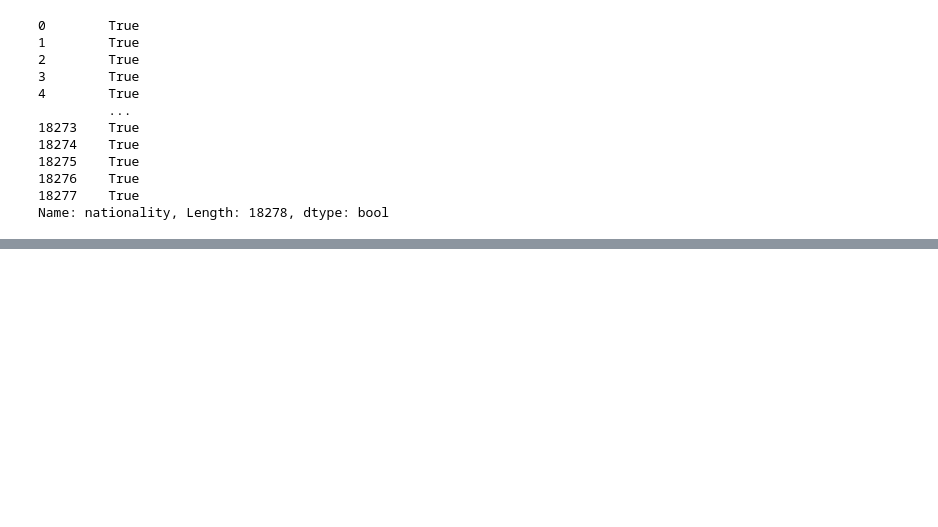
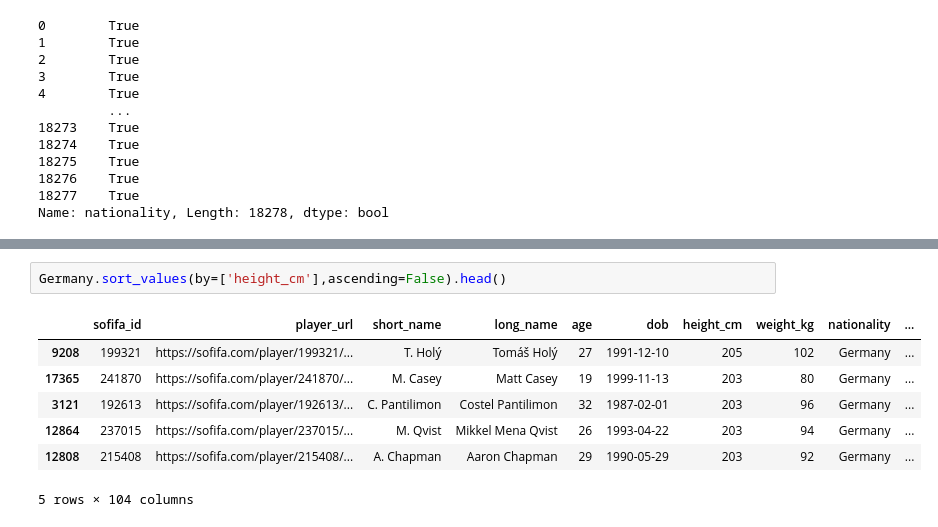
Before and after one commit to millywanderi/great-learning, a Jupyter notebook: Fifa.ipynb, the cells around one changed output, grey strips where cells are left out. Saved outputs shown, nothing was run; the diff lists cells and outputs as text; blank space fills up the shorter version.

```diff
--- a/Fifa.ipynb
+++ b/Fifa.ipynb
@@ -138,0 +153,10 @@ Germany=fifa[fifa['nationality']]=='Germany'
+# %%
+Germany.sort_values(by=['height_cm'],ascending=False).head()
+# %% [output]
+|  | sofifa_id | player_url | short_name | long_name | age | dob | height_cm | weight_kg | nationality | ... |
+| 9208 | 199321 | https://sofifa.com/player/199321/... | T. Holý | Tomáš Holý | 27 | 1991-12-10 | 205 | 102 | Germany | ... |
+| 17365 | 241870 | https://sofifa.com/player/241870/... | M. Casey | Matt Casey | 19 | 1999-11-13 | 203 | 80 | Germany | ... |
+| 3121 | 192613 | https://sofifa.com/player/192613/... | C. Pantilimon | Costel Pantilimon | 32 | 1987-02-01 | 203 | 96 | Germany | ... |
+| 12864 | 237015 | https://sofifa.com/player/237015/... | M. Qvist | Mikkel Mena Qvist | 26 | 1993-04-22 | 203 | 94 | Germany | ... |
+| 12808 | 215408 | https://sofifa.com/player/215408/... | A. Chapman | Aaron Chapman | 29 | 1990-05-29 | 203 | 92 | Germany | ... |
+5 rows × 104 columns
```
Also changed, not shown: parts of 1 cell of this notebook.
